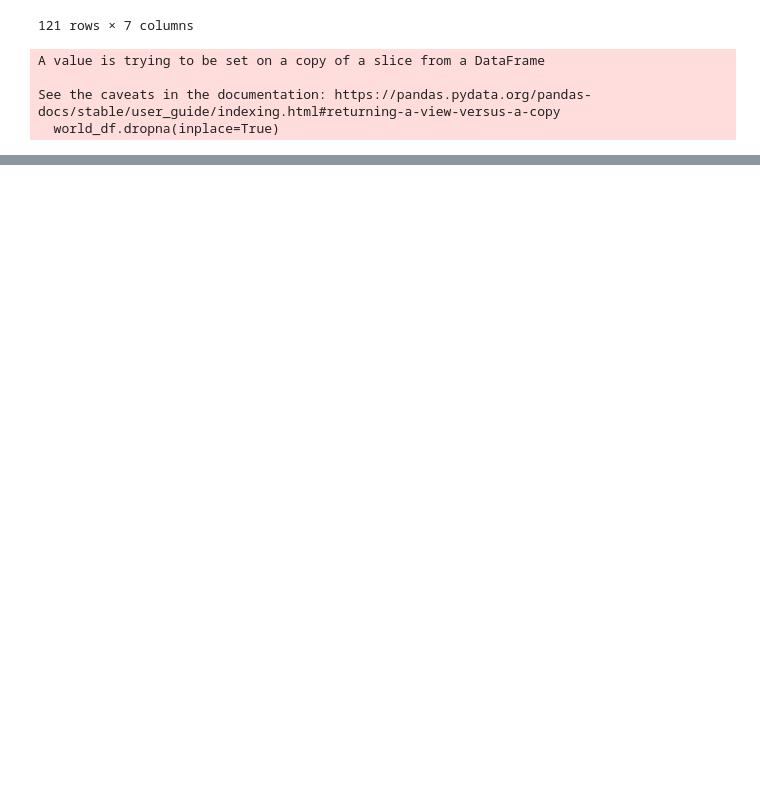
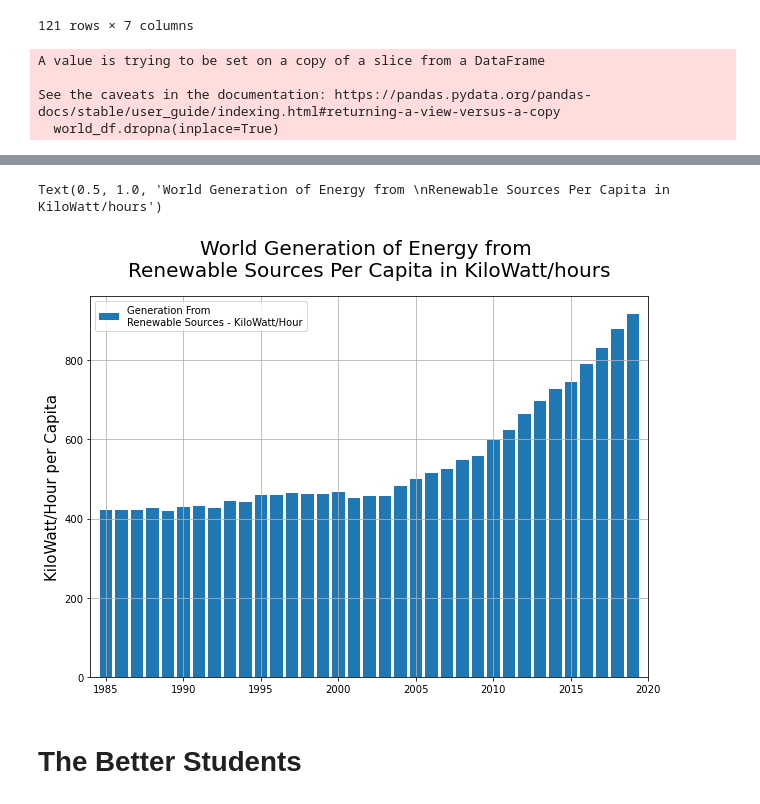
Before and after one commit to IgorComune/RenewableEnergy, a Jupyter notebook: RenewableEnergy.ipynb, the cells around one changed output, grey strips where cells are left out. Cells and saved outputs as stored; diff of their text form; code cells hidden in the pictures; blank space fills up the shorter version.

```diff
--- a/RenewableEnergy.ipynb
+++ b/RenewableEnergy.ipynb
@@ -858,0 +892,3 @@ world_df
+# %%
+grpc = df[['country','year','renewables_electricity','population']]
+grpc
@@ -858,0 +909,4 @@ world_df
+# %%
+grpc['gerenation_renewables_per_capita'] = (grpc['renewables_electricity']*1000000000) / grpc['population']
+grpc.dropna(inplace=True)
+grpc.reset_index(drop=True,inplace=True)
@@ -858,0 +923,3 @@ world_df
+# %%
+world_grpc = grpc.loc[grpc['country']=='World']
+world_grpc
@@ -858,0 +944,19 @@ world_df
+# %%
+fig = plt.figure(figsize=(10,7))
+
+x = world_grpc['year']
+y = world_grpc['gerenation_renewables_per_capita']
+
+plt.xlim([1984,2020])
+plt.bar(x,y, label = 'Generation From\nRenewable Sources - KiloWatt/Hour')
+
+plt.grid(True)
+plt.ylabel('KiloWatt/Hour per Capita', size = 15)
+
+plt.legend(loc='upper left')
+plt.title('World Generation of Energy from \nRenewable Sources Per Capita in KiloWatt/hours', size = 20, pad=20)
+# %% [output]
+Text(0.5, 1.0, 'World Generation of Energy from \nRenewable Sources Per Capita in KiloWatt/hours')
+[figure, added]
+# %% [markdown]
+# The Better Students
```
Also changed, not shown: parts of 26 cells of this notebook.
